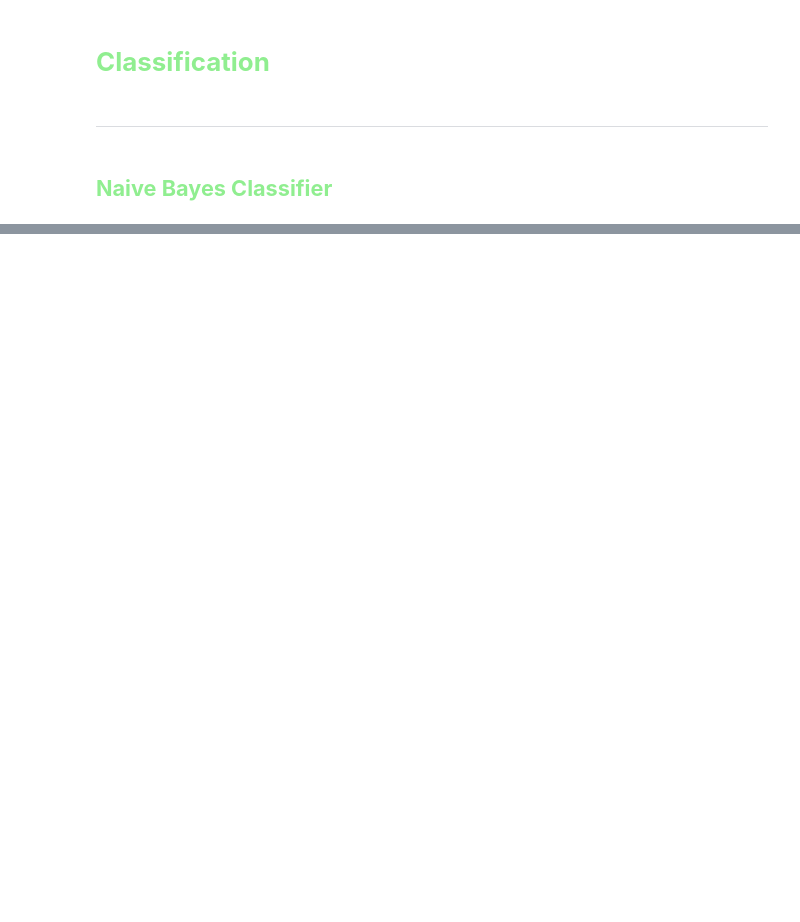
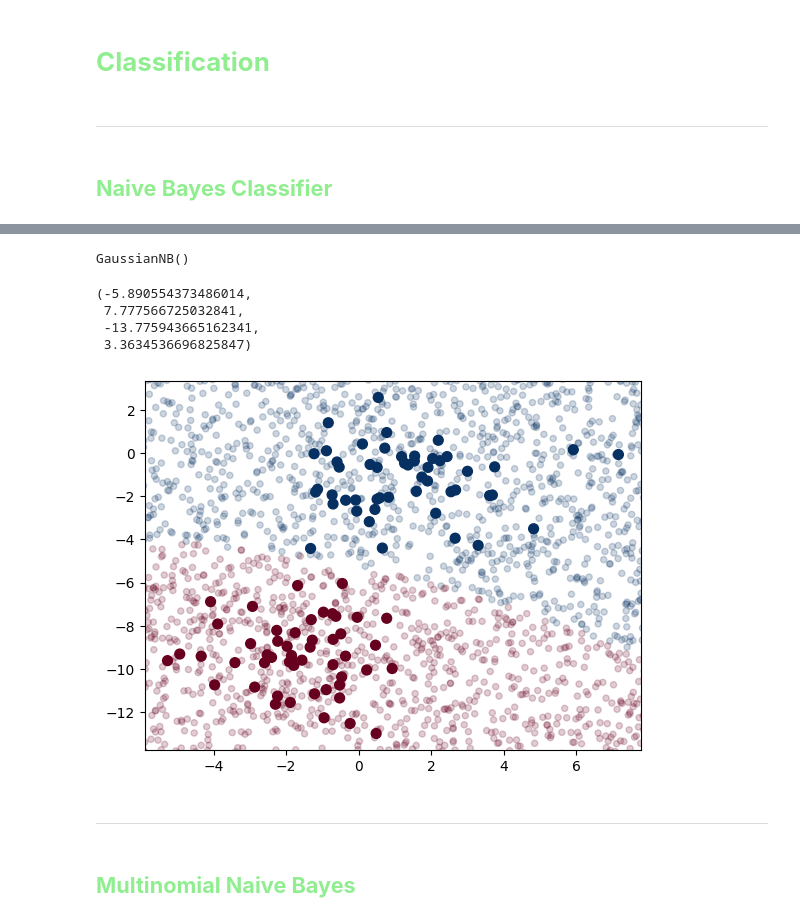
Before and after one commit to sahilkhan-7/Machine-Learning-basic-to-advance, a Jupyter notebook: Classification/naive_bayes.ipynb, the cells around one changed output, grey strips where cells are left out. Cells and saved outputs as stored; diff of their text form; code cells hidden in the pictures; blank space fills up the shorter version.

Commit message:
Naive Bayes Classification

```diff
--- a/Classification/naive_bayes.ipynb
+++ b/Classification/naive_bayes.ipynb
@@ -37,0 +38,25 @@ plt.scatter(X[:, 0], X[:, 1], c=y, s=50, cmap='RdBu')
+# %%
+model = GaussianNB()
+model.fit(X, y)
+# %% [output]
+GaussianNB()
+# %%
+# Create a new data
+rng = np.random.RandomState(0)
+Xnew = [-6, -14] + [14, 18] * rng.rand(2000, 2)
+ynew = model.predict(Xnew)
+# %%
+plt.scatter(X[:, 0], X[:, 1], c=y, s=50, cmap='RdBu')
+lim = plt.axis() # it will return current values of X, & y as aa tuple (xmin, xmax, ymin, ymax)
+plt.scatter(Xnew[:, 0], Xnew[:, 1], c=ynew, s=20, cmap='RdBu', alpha=0.2)
+plt.axis(lim)
+# %% [output]
+(-5.890554373486014,
+ 7.777566725032841,
+ -13.775943665162341,
+ 3.3634536696825847)
+[figure, added]
+# %% [markdown]
+---
+# %% [markdown]
+## <font color = 'lightgreen'><b>Multinomial Naive Bayes</b></font>
```
Also changed, not shown: parts of 14 cells of this notebook.
